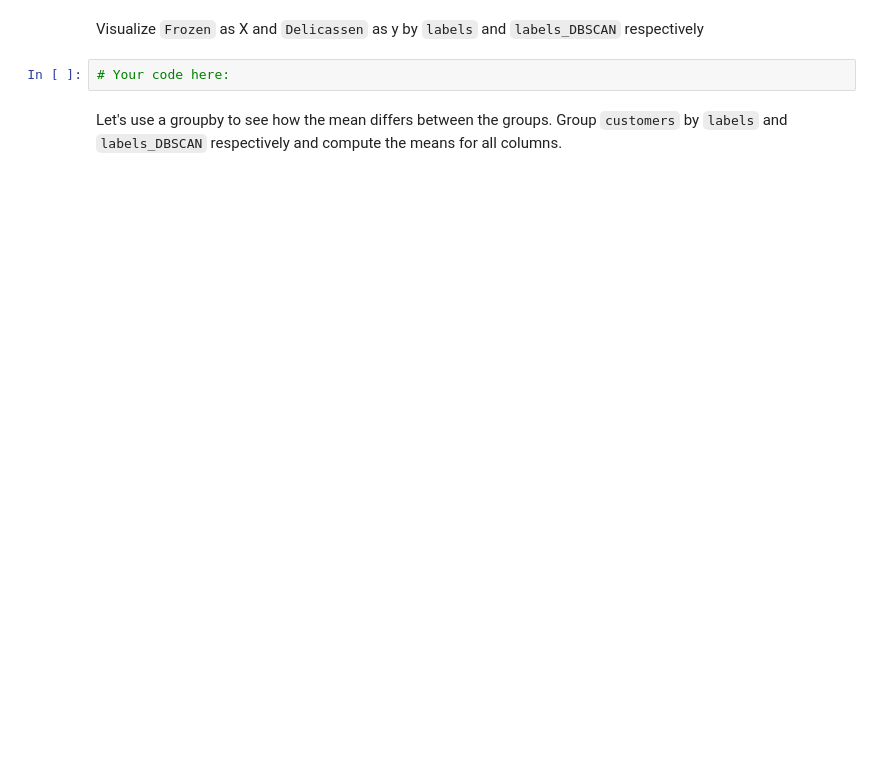
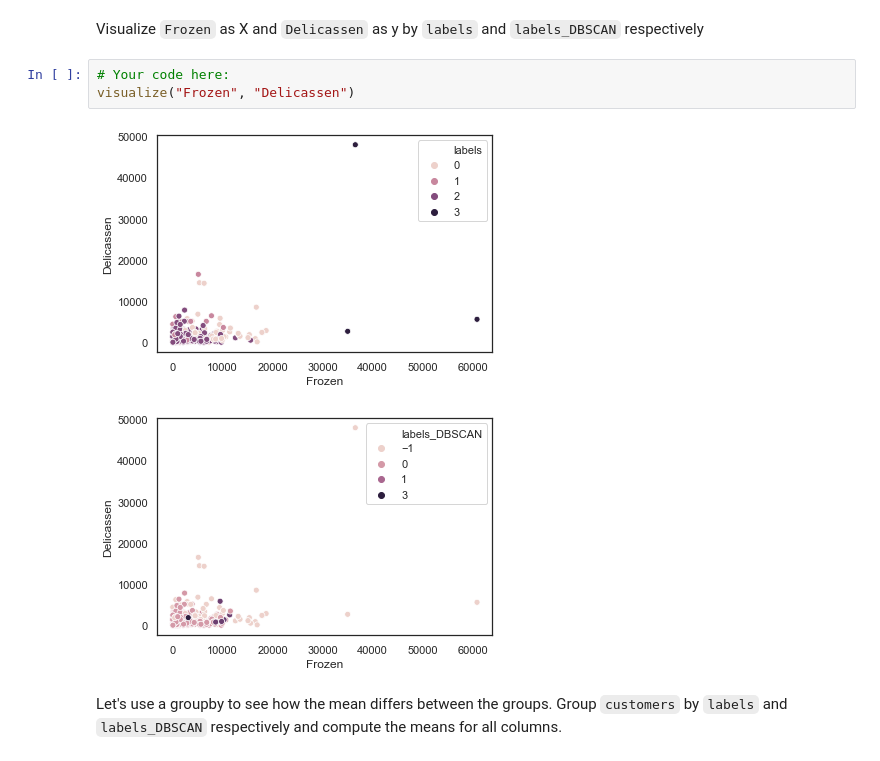
Before and after one commit to ta-datapt-bcn/lab-unsupervised-learning, a Jupyter notebook: your-code/main.ipynb, the cells around one changed output. Drawn from its saved outputs; the diff is of its cells as text; blank space fills up the shorter version.

```diff
--- a/your-code/main.ipynb
+++ b/your-code/main.ipynb
@@ -143,6 +306,10 @@ Visualize `Grocery` as X and `Fresh` as y by `labels` and `labels_DBSCAN` respec
 Visualize `Frozen` as X and `Delicassen` as y by `labels` and `labels_DBSCAN` respectively
 # %%
 # Your code here:
+visualize("Frozen", "Delicassen")
+# %% [output]
+[figure, added]
+[figure, added]
 # %% [markdown]
 Let's use a groupby to see how the mean differs between the groups. Group `customers` by `labels` and `labels_DBSCAN` respectively and compute the means for all columns.
 # %%
```
Also changed, not shown: parts of 33 cells of this notebook.
